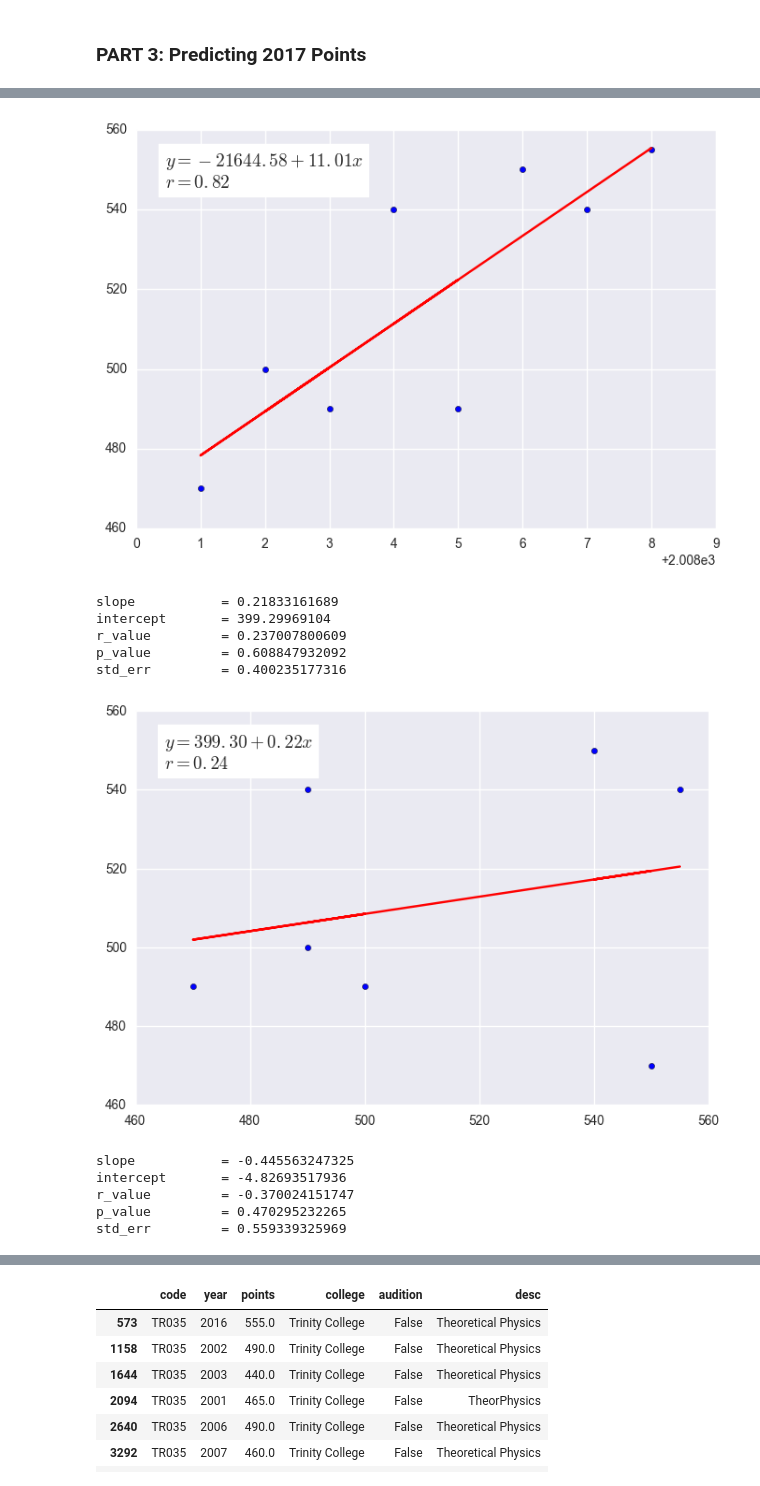
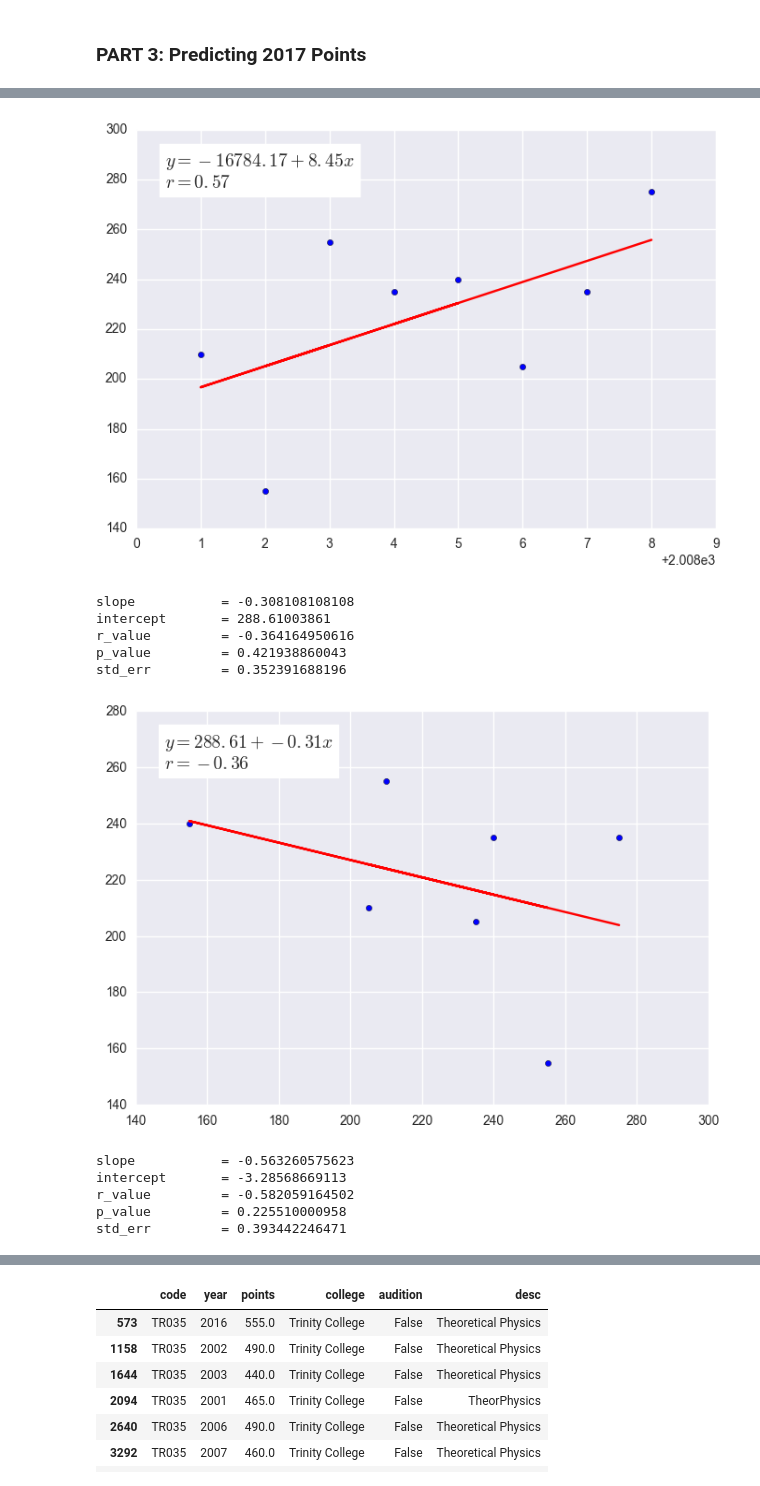
Before and after one commit to glennmoy/cao, a Jupyter notebook: level_8/analyse_data/analyse_data.v2.ipynb, the cells around one changed output, grey strips where cells are left out. Saved outputs shown, nothing was run; the diff lists cells and outputs as text; code cells hidden in the pictures.

```diff
--- a/level_8/analyse_data/analyse_data.v2.ipynb
+++ b/level_8/analyse_data/analyse_data.v2.ipynb
@@ -920,7 +920,7 @@ def course_time_series(df,course,printyn):
 
 
     #Prediction through Linear Regression or ARIMA
-    if len(time_series)>5:
+    if len(time_series)>=5:
 
         if(printyn): print("Predictions "+course+" "+str(prediction_year))
 
@@ -1260,7 +1268,7 @@ CK304 500.0 58.0
 # %%
 ### Let's look again at individual courses
 
-course='TR035'
+course='DB517'
 predictions=course_time_series(cao_data,course,True)
 
 print(course)
@@ -1278,12 +1286,12 @@ std_err         = 3.12050886648
-[figure, old version]
+[figure, new version]
-slope           = 0.21833161689
-intercept       = 399.29969104
-r_value         = 0.237007800609
-p_value         = 0.608847932092
-std_err         = 0.400235177316
+slope           = -0.308108108108
+intercept       = 288.61003861
+r_value         = -0.364164950616
+p_value         = 0.421938860043
+std_err         = 0.352391688196
-[figure, old version]
+[figure, new version]
-slope           = -0.445563247325
-intercept       = -4.82693517936
-r_value         = -0.370024151747
-p_value         = 0.470295232265
-std_err         = 0.559339325969
+slope           = -0.563260575623
+intercept       = -3.28568669113
+r_value         = -0.582059164502
+p_value         = 0.225510000958
+std_err         = 0.393442246471
```
Also changed, not shown: parts of 3 cells of this notebook, 4 other files.
